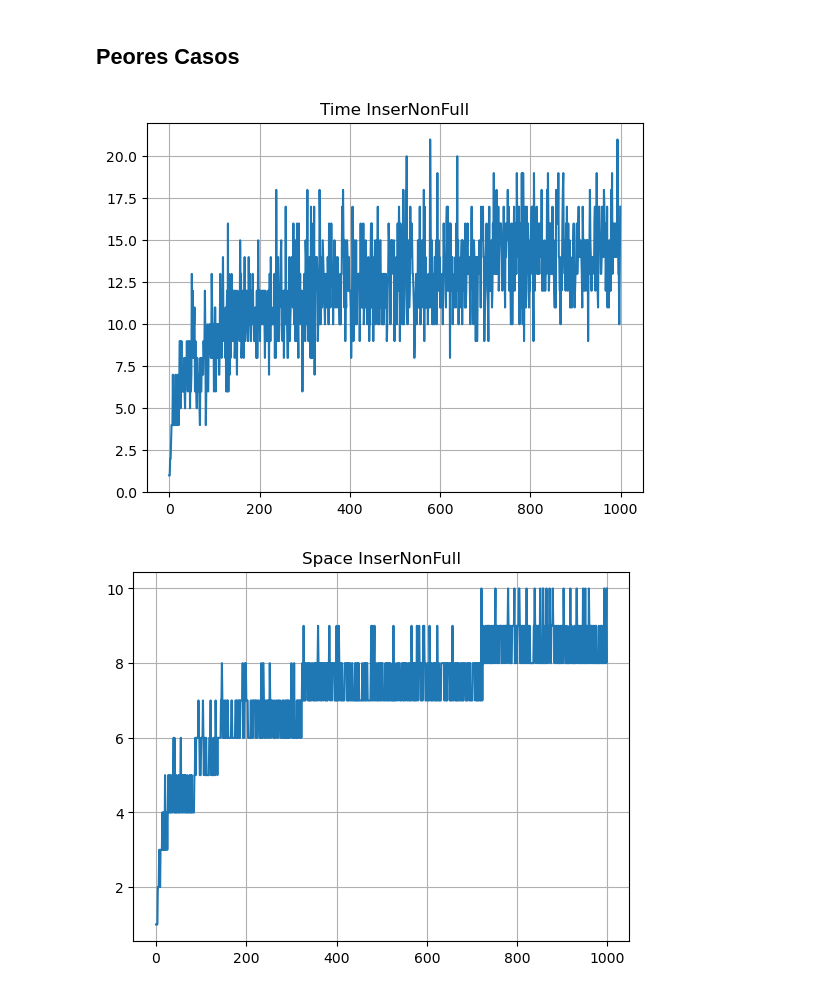
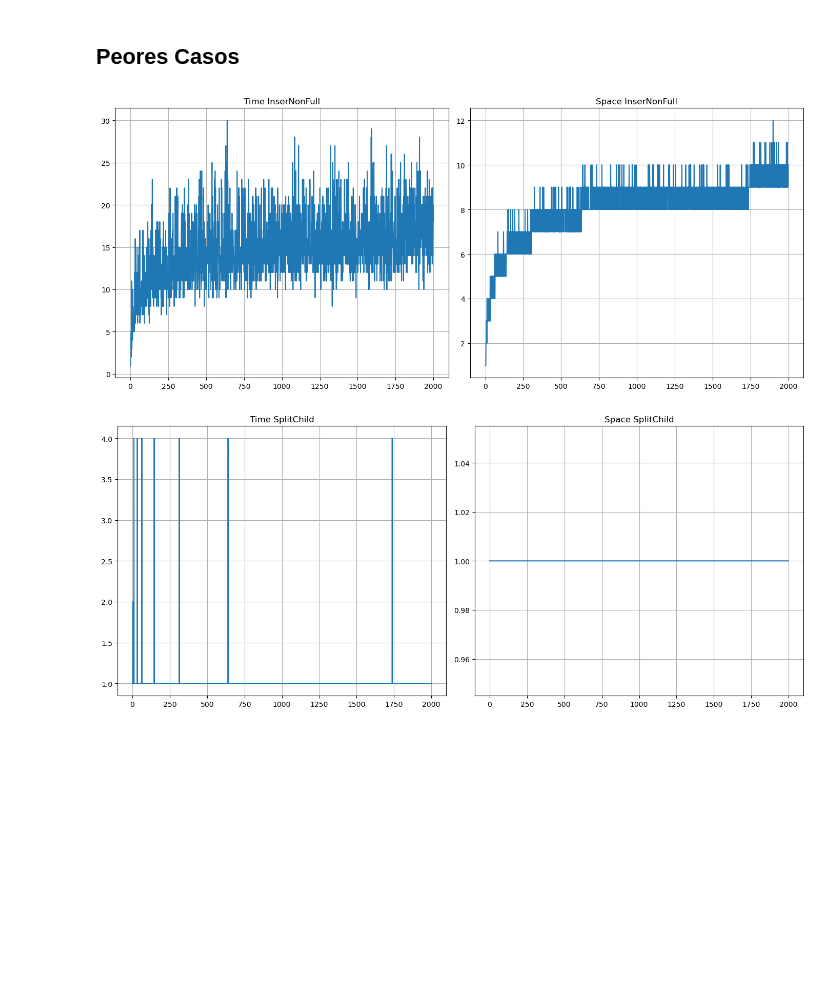
Before and after one commit to amglezb/EDA-II, a Jupyter notebook: PRACTICAS/GONZALEZ_BARRAGAN-PRACTICA_9/practica9.ipynb, the cells around one changed output. Cells and saved outputs as stored; diff of their text form; code cells hidden in the pictures; blank space fills up the shorter version.

```diff
--- a/PRACTICAS/GONZALEZ_BARRAGAN-PRACTICA_9/practica9.ipynb
+++ b/PRACTICAS/GONZALEZ_BARRAGAN-PRACTICA_9/practica9.ipynb
@@ -56,12 +56,15 @@ class BTreeNode:
         space += 1
         z.n = self.t - 1                                        # 7             # 2
         for j in range(self.t - 1):                             # 8(t-1)        # 1(t-1)
+            time += 1
             z.keys[j] = y.keys[j + self.t]                      # 10(t-1)       # 2(t-1)
         if not y.leaf:                                          # 4             # 1
             for j in range(self.t):                             # 8t            # 1(t)
+                time += 1
                 z.C[j] = y.C[j + self.t]                        # 10t           # 2(t)
         y.n = self.t - 1                                        # 8             # 2
         for j in range(self.n, i, -1):                          # 8(2t-2)       # 1(2t-2)
+            time += 1
             self.C[j + 1] = self.C[j]                           # 9(2t-2)       # 2(2t-2)
         self.C[i + 1] = z                                       # 7             # 2
         for j in range(self.n - 1, i - 1, -1):                  # 12t           # 1t
@@ -105,7 +108,6 @@ class BTreeNode:
         # Caso Promedio                                         # 17tlog_t(n)+5log_t(n)+(log_t(n))^2
         #                                                                                   = 4log_t(n)
 
-
 class BTree:
 
     def __init__(self, t):
@@ -181,9 +183,9 @@ Not Found
 LENGTH_STR = 5
 D = 2
 
-N = 1000
+N = 2000
 R_MIN = 100
-R_MAX = 100000
+R_MAX = 1000000
 
 values = random.sample(range(R_MIN, R_MAX + 1), N)
 
@@ -208,36 +210,41 @@ for i in range(1, N + 1):
     A = BTree(D)
 
     time, space = 0, 0
     j = 0
     while j < i:
         time, space, time_split, space_split = A.insert(Data(values[j], randstring(LENGTH_STR)))
         j += 1
 
     yt_insert.append(time)
     ys_insert.append(space)
 
     yt_split.append(time_split)
     ys_split.append(space_split)
 
     time, space = A.traverse()
 
     yt_traverse.append(time)
     ys_traverse.append(space)
 
     k = i + 1
     _, time, space = A.search(k)
 
     yt_search.append(time)
     ys_search.append(space)
 
 titles = ["Time InserNonFull", "Space InserNonFull", "Time SplitChild", "Space SplitChild", "Time Traverse", "Space Traverse", "Time Search", "Space Search"]
 y = [yt_insert, ys_insert, yt_split, ys_split, yt_traverse, ys_traverse, yt_search, ys_search]
 
-for i in range(len(titles)):
-    plt.title(titles[i])
-    plt.plot(x, y[i])
-    plt.grid(1)
+for i in range(0, len(titles), 2):
+    fig, axes = plt.subplots(nrows=1, ncols=2, figsize=(14, 6))
+    axes[0].set_title(titles[i])
+    axes[0].plot(x, y[i])
+    axes[0].grid(1)
+    axes[1].set_title(titles[i + 1])
+    axes[1].plot(x, y[i + 1])
+    axes[1].grid(1)
+    plt.tight_layout()
     plt.show()
 # %% [output]
-[figure, old version]
+[figure, new version]
-[figure, old version]
+[figure, new version]
```
Also changed, not shown: parts of 1 cell of this notebook, 1 other file.
